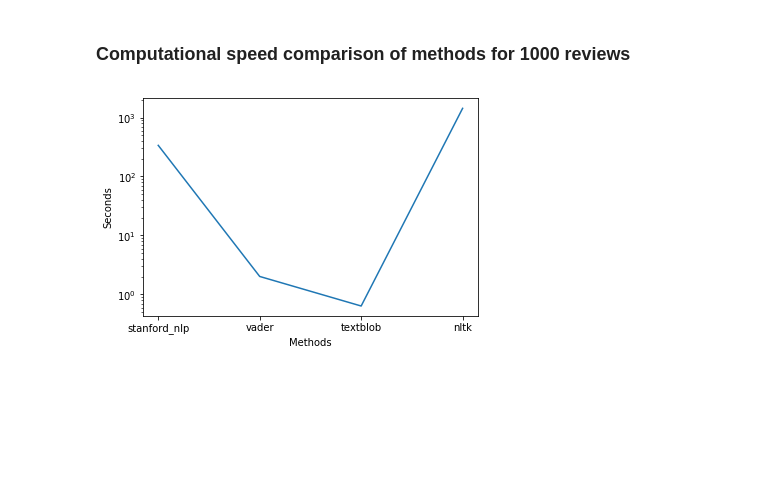
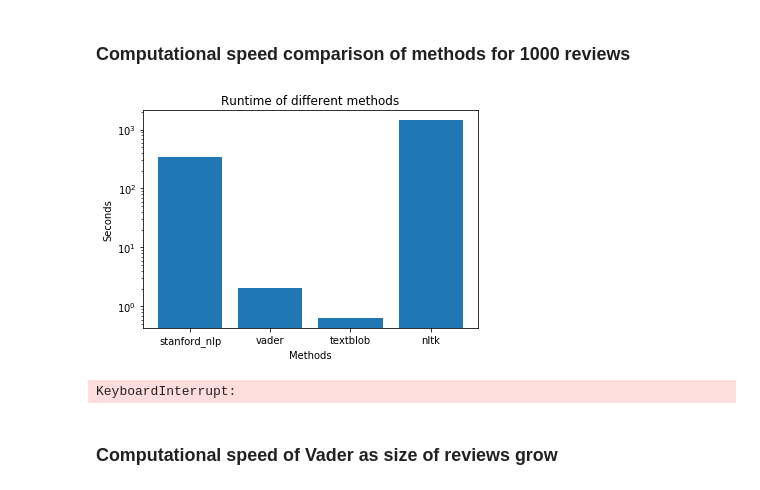
Before and after one commit to timjaya/neoway-brand-sentiment, a Jupyter notebook: analysis/Computational Speed Analysis.ipynb, the cells around one changed output. Cells and saved outputs as stored; diff of their text form; code cells hidden in the pictures; blank space fills up the shorter version.

Commit message:
Added runtime scale graph

```diff
--- a/analysis/Computational Speed Analysis.ipynb
+++ b/analysis/Computational Speed Analysis.ipynb
@@ -150,13 +150,42 @@ Neutral
 # %%
 %matplotlib inline
 import matplotlib.pyplot as plt
 
 fig = plt.figure()
 ax = fig.add_subplot(1, 1, 1)
-ax.plot(speed_dict.keys(), speed_dict.values())
+ax.bar(speed_dict.keys(), speed_dict.values())
 ax.set_yscale('log')
+ax.set_title("Runtime of different methods")
 ax.set_xlabel("Methods")
 ax.set_ylabel("Seconds")
 plt.show()
 # %% [output]
-[figure, old version]
+[figure, new version]
+# %%
+from spellchecker import SpellChecker
+
+spell = SpellChecker()
+
+# find those words that may be misspelled
+misspelled_wordcount = 0
+
+def fix_misspellings(review):
+    global spell
+
+    misspelled = spell.unknown(review)
+
+    for i in range(len(review)):
+        if review[i] in misspelled:
+            review[i] = spell.correction(review[i])
+
+    return review
+
+start_time = time.time()
+sample_reviews['text_split'] = sample_reviews['text'].apply(lambda x: x.split())
+sample_reviews['text_split'] = sample_reviews['text_split'].apply(lambda x: fix_misspellings(x))
+end_time = time.time()
+print(str(end_time - start_time) + " seconds")
+# %% [output]
+KeyboardInterrupt:
+# %% [markdown]
+### Computational speed of Vader as size of reviews grow
```
Also changed, not shown: parts of 5 cells of this notebook.
